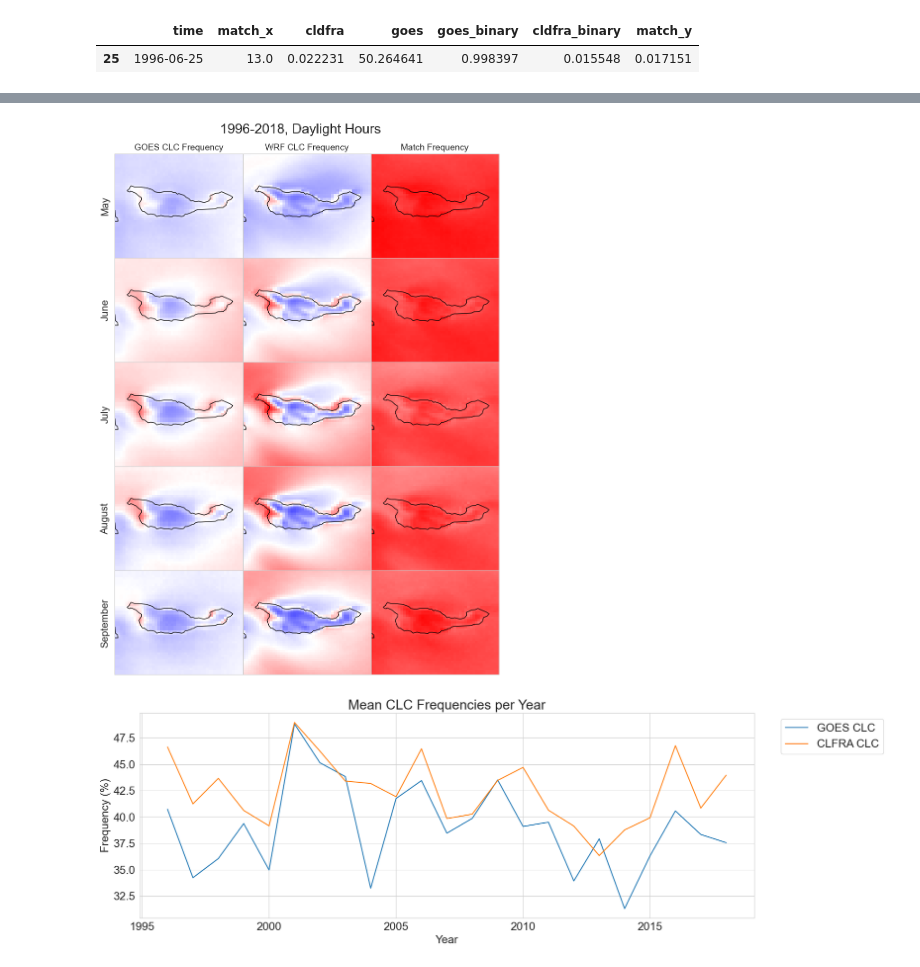
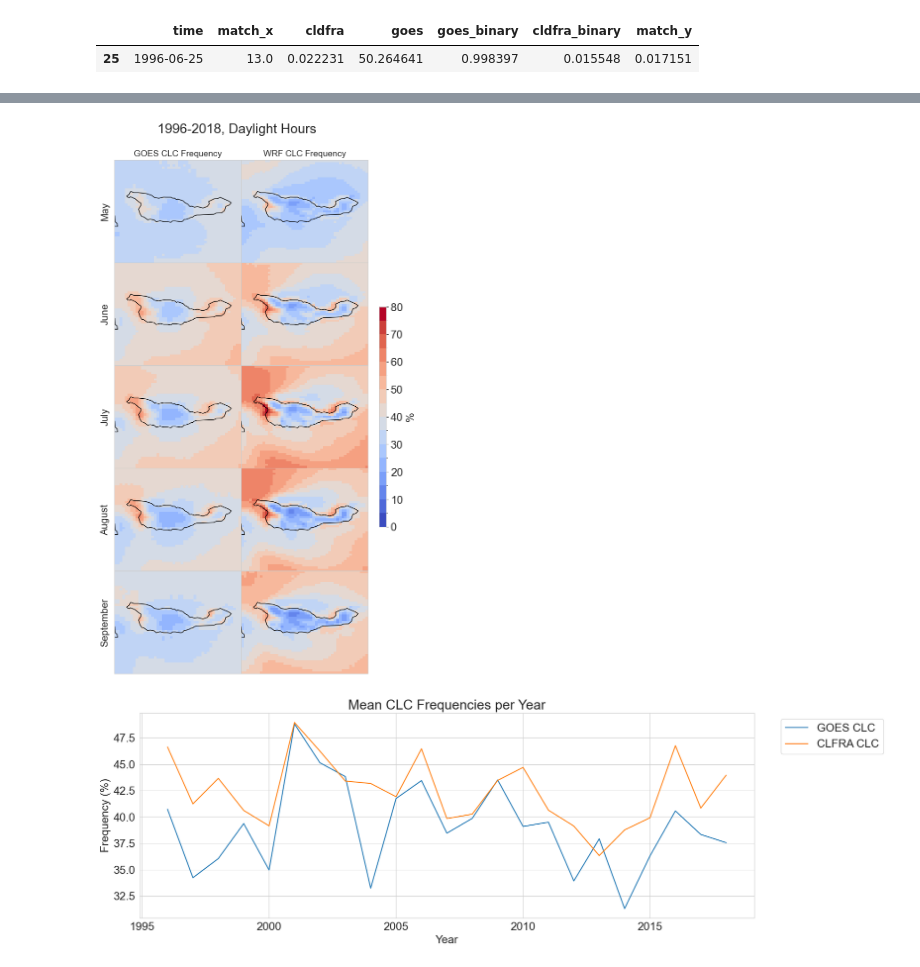
Before and after one commit to UCSB-NRS/sci-wrf-analysis, a Jupyter notebook: notebooks/wrf-goes-low-clouds-cldfra.ipynb, the cells around one changed output, grey strips where cells are left out. Cells and saved outputs as stored; diff of their text form; code cells hidden in the pictures.

```diff
--- a/notebooks/wrf-goes-low-clouds-cldfra.ipynb
+++ b/notebooks/wrf-goes-low-clouds-cldfra.ipynb
@@ -526,7 +544,9 @@ var_dicts = [
      'title' : f'WRF CLC Frequency {min_year}-{max_year}'}
 ]
 
-fig, ax = plt.subplots(5, 3, figsize=(11,15), subplot_kw={'projection': ccrs.PlateCarree()})
+fig, ax = plt.subplots(5, 2, figsize=(8,15), subplot_kw={'projection': ccrs.PlateCarree()})
+levels = np.arange(0,85,5)
+norm = mcolors.BoundaryNorm(boundaries=levels, ncolors=256)
 
 months = list(range(5, 10))
 for i, month in enumerate(months):
@@ -535,44 +555,53 @@ for i, month in enumerate(months):
     # Group over all timesteps
     clc_ds_gp = clc_ds_month.sum('time')
     total_count = clc_ds_month.count('time')
     clc_ds_gp = (clc_ds_gp / total_count) * 100
 
     # Get match % statistic
     perc_match = round(float(clc_ds_gp['match'].mean()), 2)
 
     # Plot data
-    norm = mcolors.Normalize(vmin=0, vmax=80)  # Normalize color bar range
+    clc_ds_gp['goes_binary'].plot(ax=ax[i,0], add_colorbar=False, norm=norm, cmap=cmap)
+    clc_ds_gp['cldfra_binary'].plot(ax=ax[i,1], add_colorbar=False, norm=norm, cmap=cmap)
+    #clc_ds_gp['match'].plot(ax=ax[i,2], add_colorbar=False, norm=norm, cmap=cmap)  # -- Match
 
-    ## Plot match %
-    clc_ds_gp['goes_binary'].plot(ax=ax[i,0], add_colorbar=False, norm=norm, cmap='bwr')
-    clc_ds_gp['cldfra_binary'].plot(ax=ax[i,1], add_colorbar=False, norm=norm, cmap='bwr')
-    clc_ds_gp['match'].plot(ax=ax[i,2], add_colorbar=False, norm=norm, cmap='bwr')
-
-    for j in list(range(0,3)):
+    for j in list(range(0,2)):
         ax[i,j].coastlines()
 
     #subplot_ax.text(0.05, 0.05, f'Month: {month}', transform=subplot_ax.transaAxes,
     #                fontsize=12, ha='left', va='bottom', color='black')
 
+
 # Add titles
 title_fontsize=14
 ax[0,0].set_title('GOES CLC Frequency', fontsize=title_fontsize)
 ax[0,1].set_title('WRF CLC Frequency', fontsize=title_fontsize)
-ax[0,2].set_title('Match Frequency', fontsize=title_fontsize)
+#ax[0,2].set_title('Match Frequency', fontsize=title_fontsize)  # -- Match
 
 # Add month labels
 for i, month in enumerate(['May', 'June', 'July', 'August', 'September']):
     ax[i, 0].text(-0.075, 0.5, f'{month}',
                     va='center', ha='center', rotation='vertical',
                     transform=ax[i, 0].transAxes, fontsize=16)
 
 # Add overall title
-plt.suptitle(f'{min_year}-{max_year}, Daylight Hours', y=0.925)
-plt.subplots_adjust(wspace=0, hspace=0)  # Removes horizontal and vertical spacing
+plt.suptitle(f'{min_year}-{max_year}, Daylight Hours', y=0.935)
+plt.subplots_adjust(wspace=-.15, hspace=0)  # Removes horizontal and vertical spacing
+
+# Create a new axis for the colorbar
+cbar_ax = fig.add_axes([0.9, 0.33, 0.02, 0.33])  # left, bottom, width, height
+
+# Create a ScalarMappable for the colorbar
+sm = cm.ScalarMappable(cmap=cmap, norm=norm)
+sm.set_array([])  # dummy array for scalar mappable
+
+# Plot the colorbar
+fig.colorbar(sm, cax=cbar_ax, orientation='vertical', label='%')
+
 
 plt.show()
 # %% [output]
-[figure, old version]
+[figure, new version]
 # %%
 ### Interannual Comparisons
 ds_gp = clc_ds.groupby('time.year').sum()
```
Also changed, not shown: parts of 14 cells of this notebook, 1 other file.
